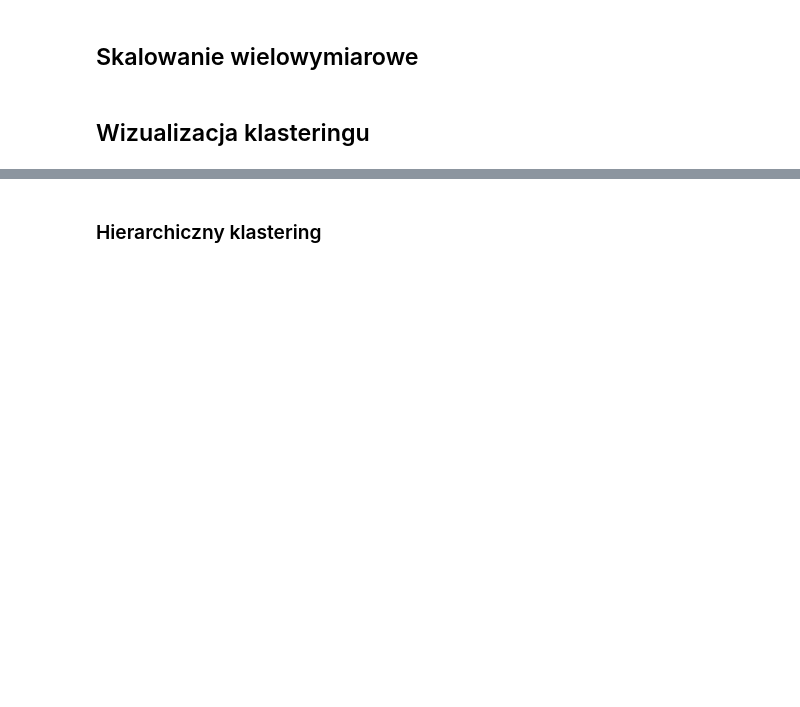
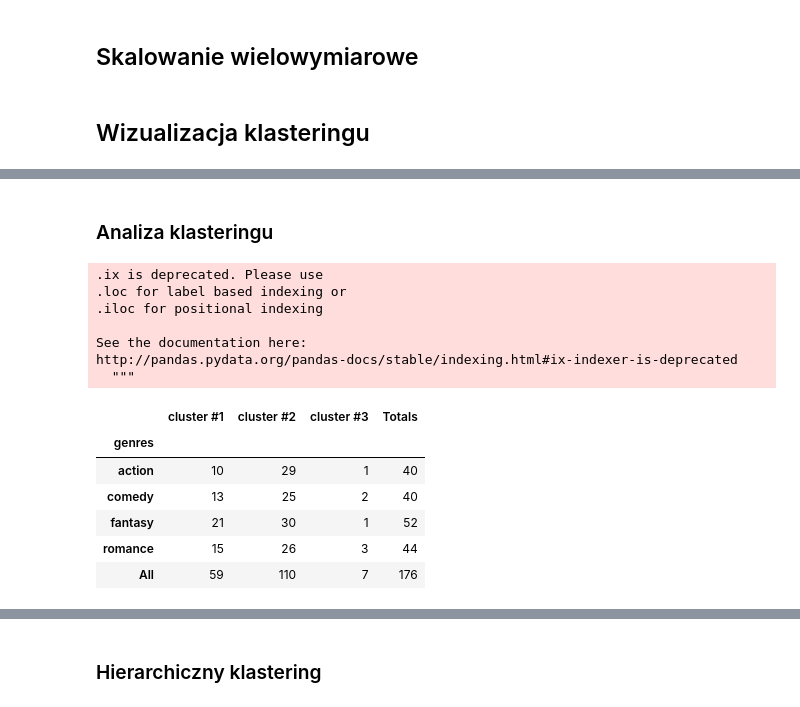
Before and after one commit to MartaKapielska/IMDBScraper, a Jupyter notebook: Synapses_Movies_Analysis.ipynb, the cells around one changed output, grey strips where cells are left out. Saved outputs shown, nothing was run; the diff lists cells and outputs as text; code cells hidden in the pictures; blank space fills up the shorter version.

```diff
--- a/Synapses_Movies_Analysis.ipynb
+++ b/Synapses_Movies_Analysis.ipynb
@@ -373,0 +362,24 @@ plt.show()
+# %% [markdown]
+### Analiza klasteringu
+# %%
+df_cross = pd.crosstab(df.genres, df.label, margins=True)
+
+df_cross.columns = ["cluster #1","cluster #2","cluster #3","Totals"]
+
+observed = df_cross.ix[0:4,0:3]
+df_cross
+# %% [output]
+.ix is deprecated. Please use
+.loc for label based indexing or
+.iloc for positional indexing
+
+See the documentation here:
+http://pandas.pydata.org/pandas-docs/stable/indexing.html#ix-indexer-is-deprecated
+  """
+|  | cluster #1 | cluster #2 | cluster #3 | Totals |
+| genres |  |  |  |  |
+| action | 10 | 29 | 1 | 40 |
+| comedy | 13 | 25 | 2 | 40 |
+| fantasy | 21 | 30 | 1 | 52 |
+| romance | 15 | 26 | 3 | 44 |
+| All | 59 | 110 | 7 | 176 |
```
Also changed, not shown: parts of 21 cells of this notebook, 1 other file.
